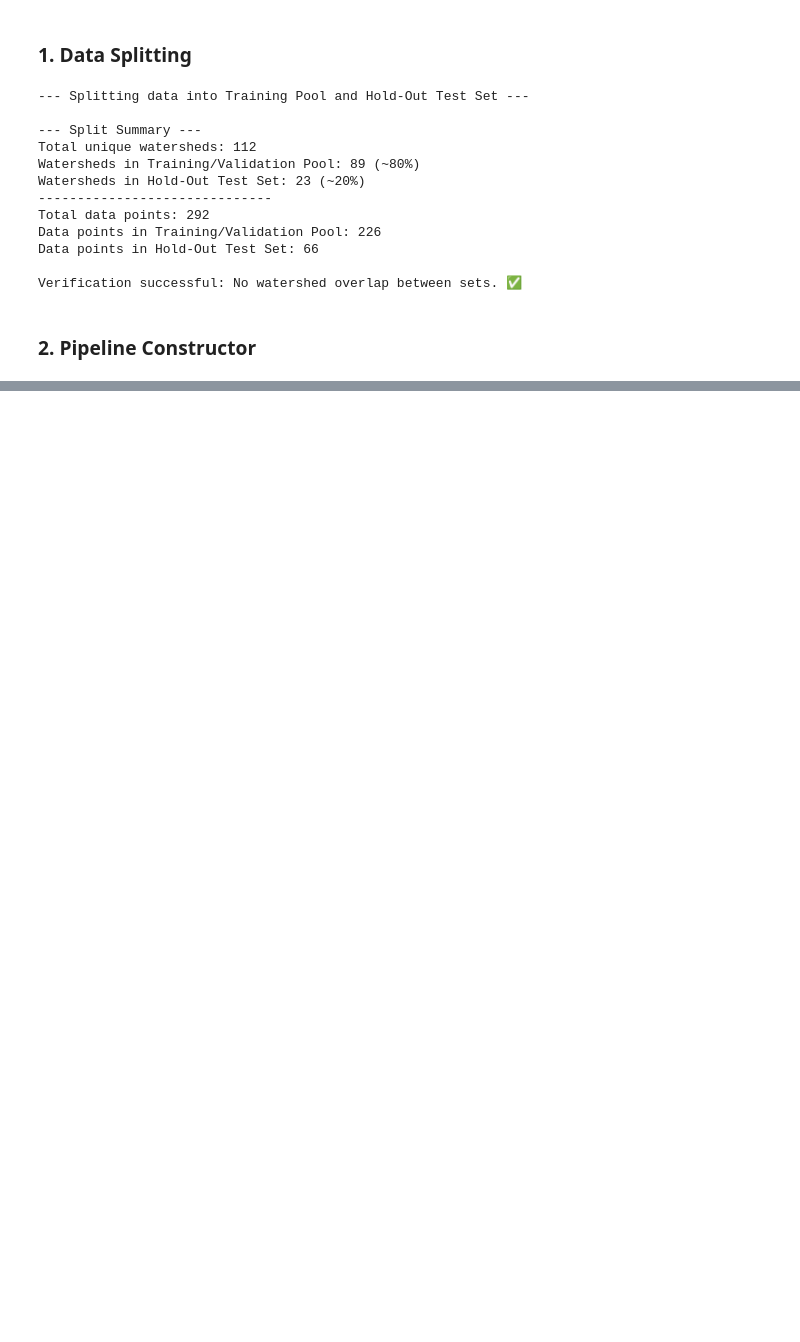
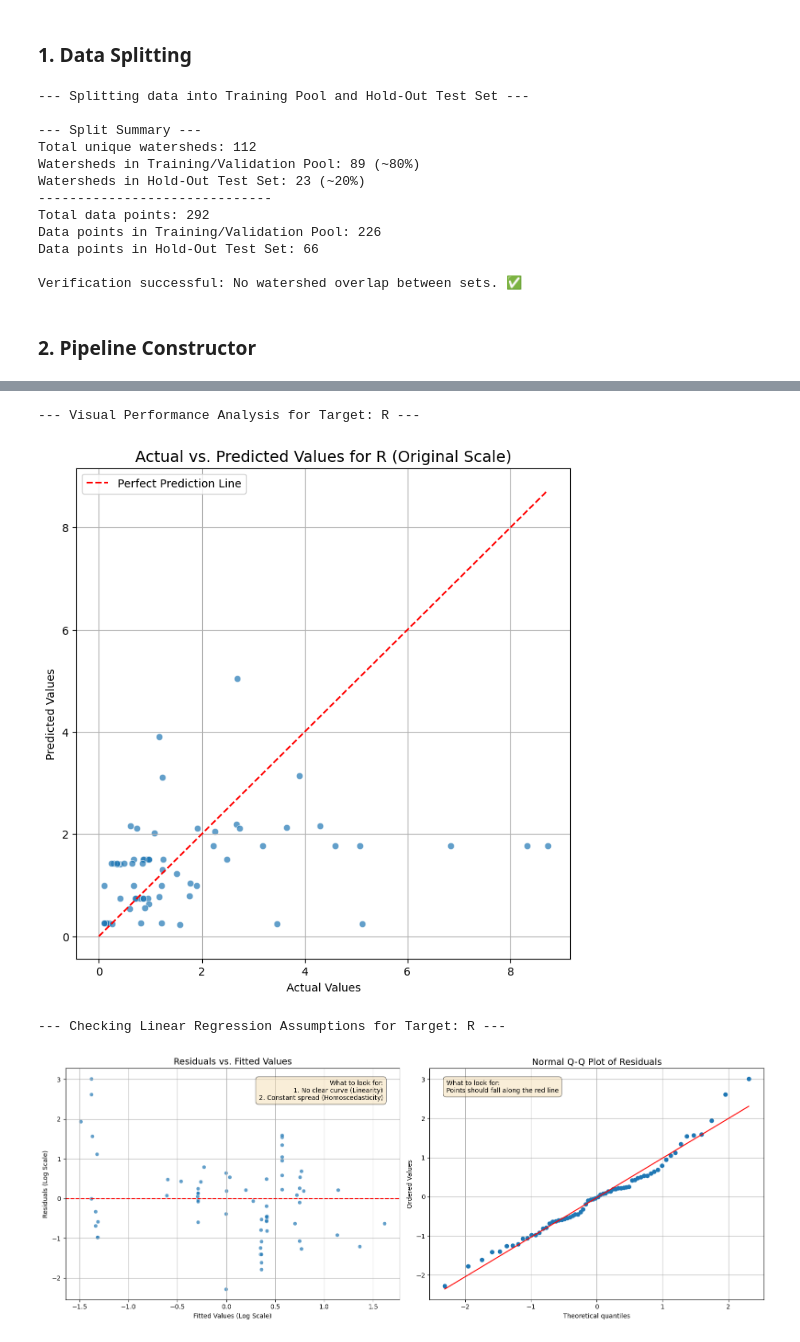
Before and after one commit to vpalvesalan/ML-ModClark-IUH-Model, a Jupyter notebook: notebooks/ML_model/16_ML_modeling_and_evaluation.ipynb, the cells around one changed output, grey strips where cells are left out. Saved outputs shown, nothing was run; the diff lists cells and outputs as text; code cells hidden in the pictures; blank space fills up the shorter version.

```diff
--- a/notebooks/ML_model/16_ML_modeling_and_evaluation.ipynb
+++ b/notebooks/ML_model/16_ML_modeling_and_evaluation.ipynb
@@ -225,0 +406,75 @@ Pipeline(steps=[('scaler', StandardScaler())])
+# %%
+import pandas as pd
+import numpy as np
+import matplotlib.pyplot as plt
+import seaborn as sns
+from scipy import stats
+
+# --- Assume final_model_pipeline, test data, and predictions exist ---
+
+#-------------------------------------------------------------------------------
+## 1. Performance Analysis: Actual vs. Predicted
+#-------------------------------------------------------------------------------
+print(f"--- Visual Performance Analysis for Target: {target.upper()} ---")
+
+plt.figure(figsize=(8, 8))
+sns.scatterplot(x=y_test_original, y=y_pred_original, alpha=0.7)
+plt.title(f'Actual vs. Predicted Values for {target.upper()} (Original Scale)', fontsize=14)
+plt.xlabel('Actual Values')
+plt.ylabel('Predicted Values')
+
+# Add a 45-degree line for reference (perfect prediction)
+max_val = max(y_test_original.max(), y_pred_original.max())
+plt.plot([0, max_val], [0, max_val], color='red', linestyle='--', label='Perfect Prediction Line')
+
+plt.legend()
+plt.grid(True)
+plt.show()
+
+
+#-------------------------------------------------------------------------------
+## 2. Assumption Checking (Residual Diagnostics)
+#-------------------------------------------------------------------------------
+print(f"\n--- Checking Linear Regression Assumptions for Target: {target.upper()} ---")
+
+# Calculate residuals on the log scale the model was trained on
+residuals = y_test_log - y_pred_log
+
+# Create a figure for diagnostic plots
+fig, axes = plt.subplots(1, 2, figsize=(16, 6))
+
+# --- 2.1 Linearity and Homoscedasticity: Residuals vs. Fitted Plot ---
+sns.scatterplot(x=y_pred_log, y=residuals, ax=axes[0], alpha=0.7)
+axes[0].axhline(y=0, color='red', linestyle='--')
+axes[0].set_title('Residuals vs. Fitted Values', fontsize=14)
+axes[0].set_xlabel('Fitted Values (Log Scale)')
+axes[0].set_ylabel('Residuals (Log Scale)')
+axes[0].grid(True)
+# Add interpretation text
+axes[0].text(0.95, 0.95,
+             'What to look for:\n1. No clear curve (Linearity)\n2. Constant spread (Homoscedasticity)',
+             transform=axes[0].transAxes, fontsize=10, verticalalignment='top',
+             horizontalalignment='right', bbox=dict(boxstyle='round,pad=0.5', fc='wheat', alpha=0.5))
+
+
+# --- 2.2 Normality of Errors: Q-Q Plot ---
+stats.probplot(residuals, dist="norm", plot=axes[1])
+axes[1].set_title('Normal Q-Q Plot of Residuals', fontsize=14)
+axes[1].get_lines()[0].set_markerfacecolor('C0')
+axes[1].get_lines()[0].set_markeredgecolor('C0')
+axes[1].get_lines()[1].set_color('red')
+axes[1].grid(True)
+# Add interpretation text
+axes[1].text(0.05, 0.95,
+             'What to look for:\nPoints should fall along the red line',
+             transform=axes[1].transAxes, fontsize=10, verticalalignment='top',
+             horizontalalignment='left', bbox=dict(boxstyle='round,pad=0.5', fc='wheat', alpha=0.5))
+
+
+plt.tight_layout()
+plt.show()
+# %% [output]
+--- Visual Performance Analysis for Target: R ---
+[figure, added]
+--- Checking Linear Regression Assumptions for Target: R ---
+[figure, added]
```
Also changed, not shown: parts of 9 cells of this notebook.
